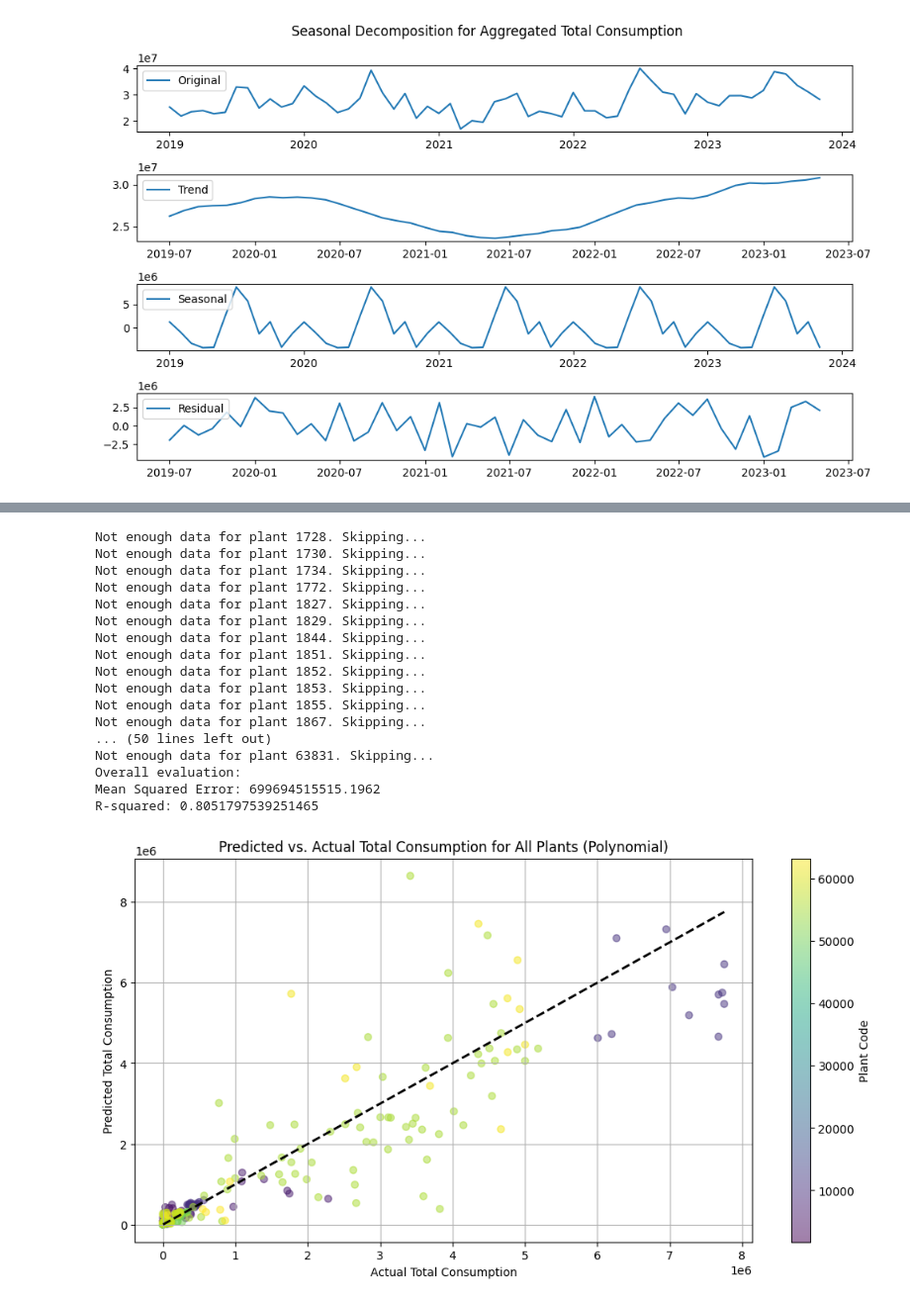
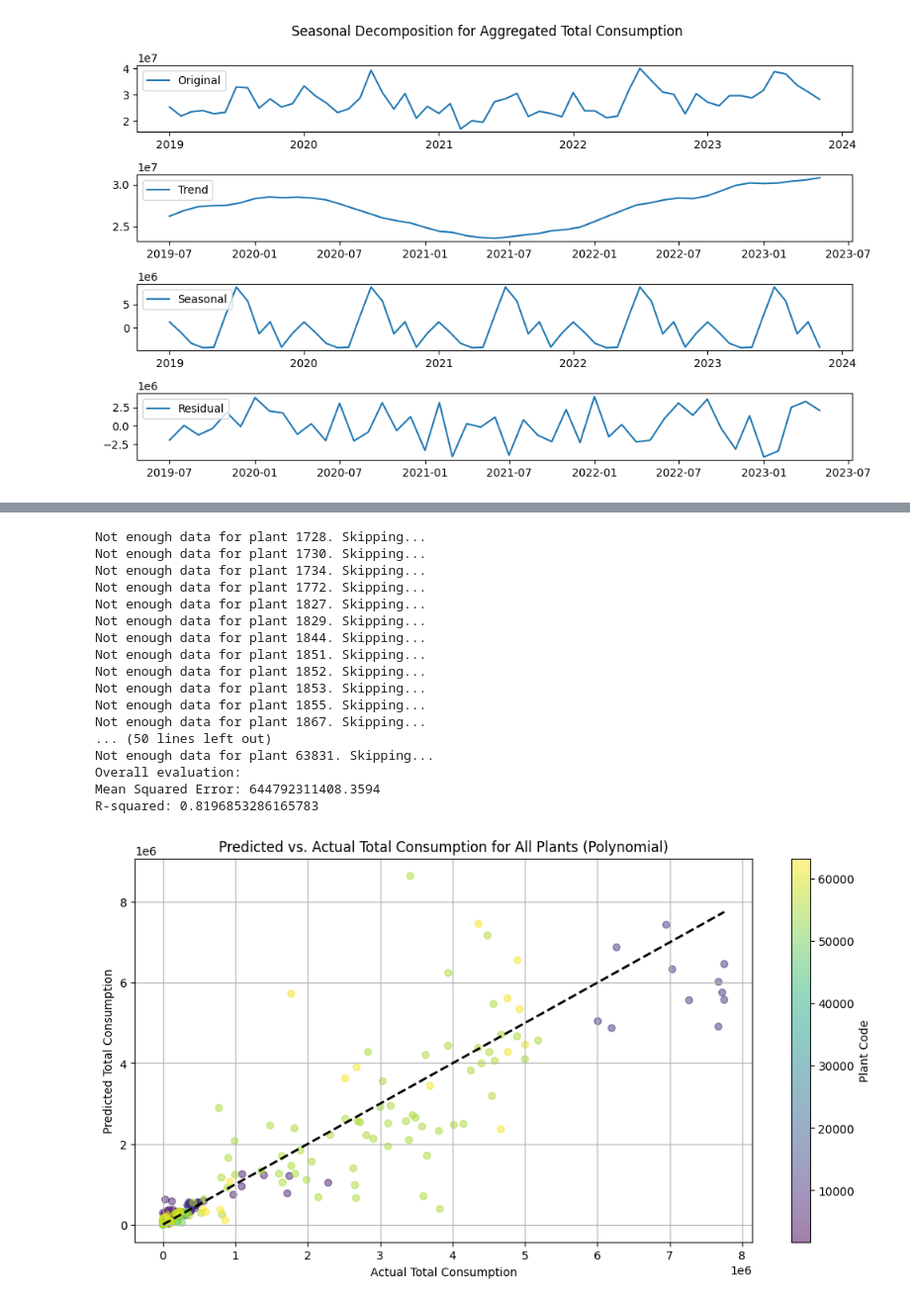
Before and after one commit to nblakkanesser/MADS_Milestone2, a Jupyter notebook: Analysis/Supervised_Analysis.ipynb, the cells around one changed output, grey strips where cells are left out. Shown at 99% size. Cells and saved outputs as stored; diff of their text form; code cells hidden in the pictures.

```diff
--- a/Analysis/Supervised_Analysis.ipynb
+++ b/Analysis/Supervised_Analysis.ipynb
@@ -95,7 +95,7 @@ for plant_code, plant_data in grouped_data:
     y = plant_data['total-consumption']
 
     # Define the time periods for training and testing
-    start_train = '2020-01-01'
+    start_train = '2019-01-01'
     end_train = '2022-12-31'
     start_test = '2023-01-01'
     end_test = '2023-12-31'
@@ -204,7 +204,7 @@ for plant_code, plant_data in grouped_data:
     periods = plant_data['period']
 
     # Define the time periods for training and testing
-    start_train = '2020-01-01'
+    start_train = '2019-01-01'
     end_train = '2022-12-31'
     start_test = '2023-01-01'
     end_test = '2023-12-31'
@@ -310,7 +310,7 @@ for plant_code, plant_data in grouped_data:
     y = plant_data['total-consumption']
 
     # Define the time periods for training and testing
-    start_train = '2020-01-01'
+    start_train = '2019-01-01'
     end_train = '2022-12-31'
     start_test = '2023-01-01'
     end_test = '2023-12-31'
@@ -370,33 +370,33 @@ r2_all = r2_score(actual_consumption_all, predicted_consumption_all)
 print('Overall evaluation:')
 print(f'Mean Squared Error: {mse_all}')
 print(f'R-squared: {r2_all}')
 
 # Plotting the predicted vs. actual total consumption for all plants
 plt.figure(figsize=(12, 6))
 plt.scatter(actual_consumption_all, predicted_consumption_all, c=plant_colors, cmap='viridis', alpha=0.5)
 plt.plot([min(actual_consumption_all), max(actual_consumption_all)], [min(actual_consumption_all), max(actual_consumption_all)], 'k--', lw=2)  # Plotting the diagonal line
 plt.title('Predicted vs. Actual Total Consumption for All Plants (Polynomial)')
 plt.xlabel('Actual Total Consumption')
 plt.ylabel('Predicted Total Consumption')
 plt.grid(True)
 plt.colorbar(label='Plant Code')
 plt.show()
 # %% [output]
 Not enough data for plant 1728. Skipping...
 Not enough data for plant 1730. Skipping...
 Not enough data for plant 1734. Skipping...
 Not enough data for plant 1772. Skipping...
 Not enough data for plant 1827. Skipping...
 Not enough data for plant 1829. Skipping...
 Not enough data for plant 1844. Skipping...
 Not enough data for plant 1851. Skipping...
 Not enough data for plant 1852. Skipping...
 Not enough data for plant 1853. Skipping...
 Not enough data for plant 1855. Skipping...
 Not enough data for plant 1867. Skipping...
 ... (50 lines left out)
 Not enough data for plant 63831. Skipping...
 Overall evaluation:
-Mean Squared Error: 699694515515.1962
-R-squared: 0.8051797539251465
+Mean Squared Error: 644792311408.3594
+R-squared: 0.8196853286165783
-[figure, old version]
+[figure, new version]
```
Also changed, not shown: parts of 7 cells of this notebook.
